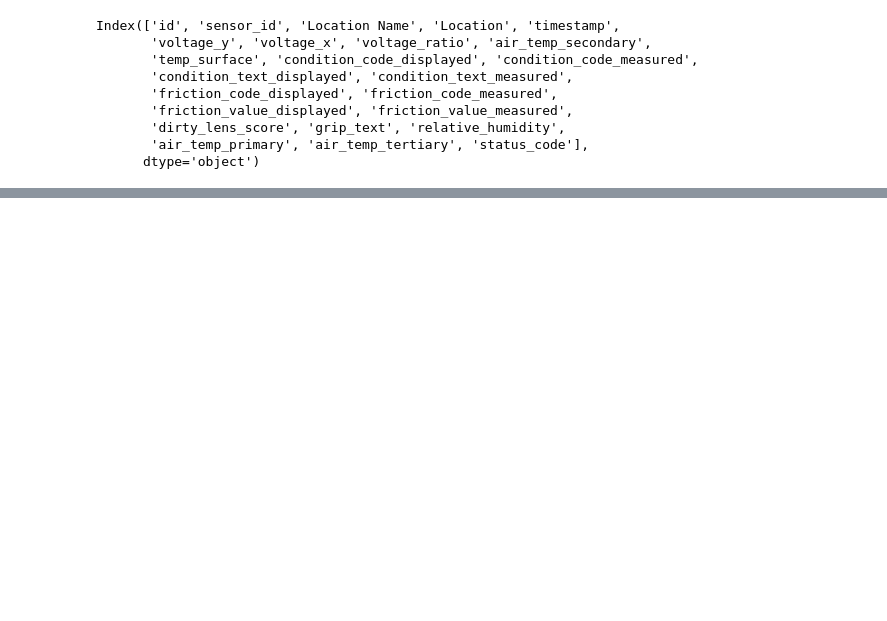
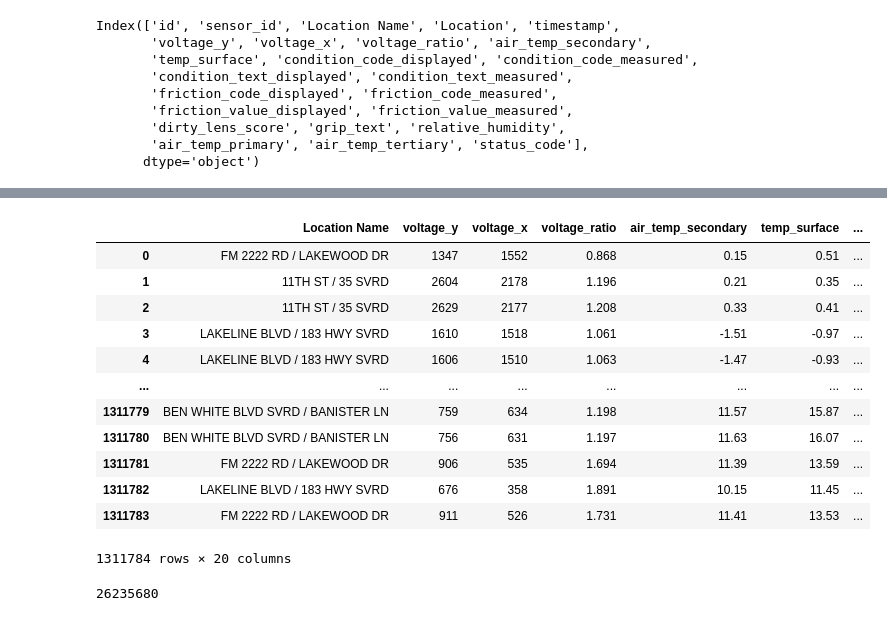
Before and after one commit to bpilate53/dataImputation, a Jupyter notebook: dataimputation.ipynb, the cells around one changed output, grey strips where cells are left out. Drawn from its saved outputs; the diff is of its cells as text; code cells hidden in the pictures; blank space fills up the shorter version.

```diff
--- a/dataimputation.ipynb
+++ b/dataimputation.ipynb
@@ -59,0 +64,20 @@ road_data.head()
+# %%
+road_data
+# %% [output]
+|  | Location Name | voltage_y | voltage_x | voltage_ratio | air_temp_secondary | temp_surface | ... |
+| 0 | FM 2222 RD / LAKEWOOD DR | 1347 | 1552 | 0.868 | 0.15 | 0.51 | ... |
+| 1 | 11TH ST / 35 SVRD | 2604 | 2178 | 1.196 | 0.21 | 0.35 | ... |
+| 2 | 11TH ST / 35 SVRD | 2629 | 2177 | 1.208 | 0.33 | 0.41 | ... |
+| 3 | LAKELINE BLVD / 183 HWY SVRD | 1610 | 1518 | 1.061 | -1.51 | -0.97 | ... |
+| 4 | LAKELINE BLVD / 183 HWY SVRD | 1606 | 1510 | 1.063 | -1.47 | -0.93 | ... |
+| ... | ... | ... | ... | ... | ... | ... | ... |
+| 1311779 | BEN WHITE BLVD SVRD / BANISTER LN | 759 | 634 | 1.198 | 11.57 | 15.87 | ... |
+| 1311780 | BEN WHITE BLVD SVRD / BANISTER LN | 756 | 631 | 1.197 | 11.63 | 16.07 | ... |
+| 1311781 | FM 2222 RD / LAKEWOOD DR | 906 | 535 | 1.694 | 11.39 | 13.59 | ... |
+| 1311782 | LAKELINE BLVD / 183 HWY SVRD | 676 | 358 | 1.891 | 10.15 | 11.45 | ... |
+| 1311783 | FM 2222 RD / LAKEWOOD DR | 911 | 526 | 1.731 | 11.41 | 13.53 | ... |
+1311784 rows × 20 columns
+# %%
+1311784*20
+# %% [output]
+26235680
```
Also changed, not shown: parts of 34 cells of this notebook, 2 other files.
